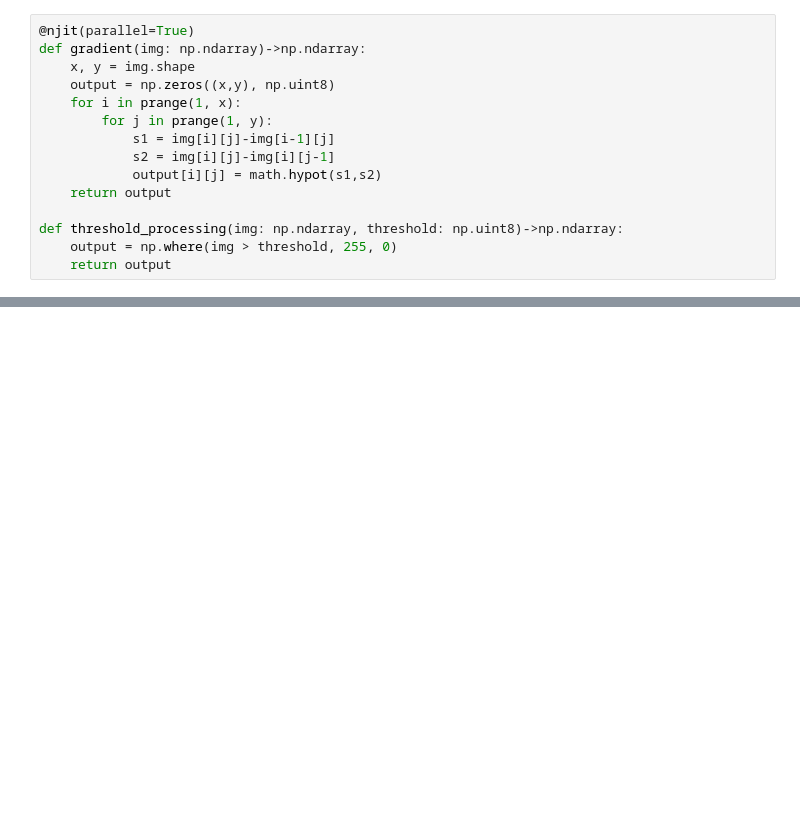
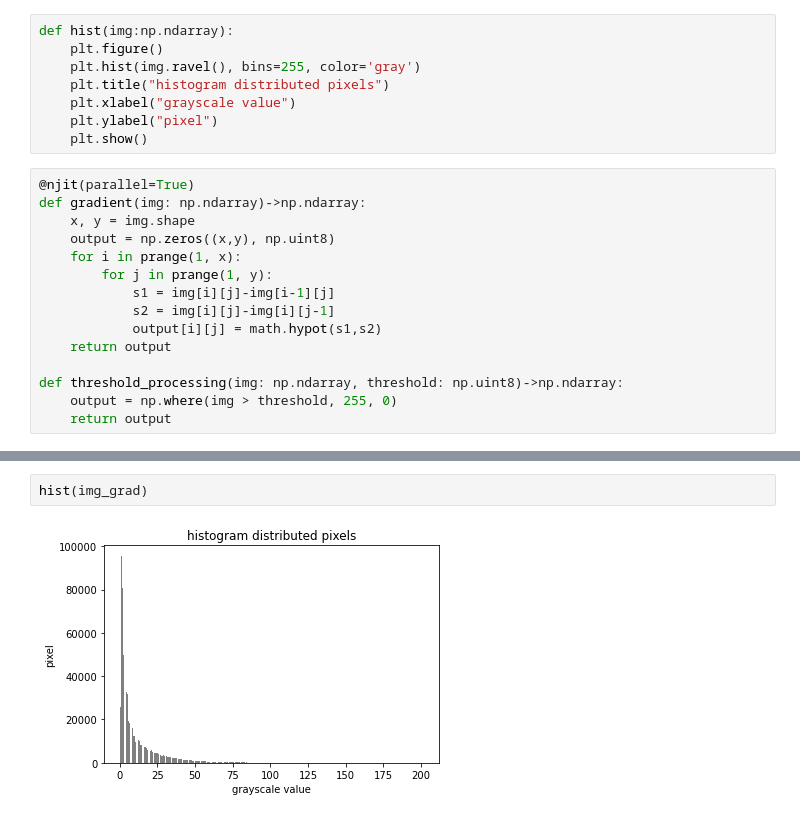
Before and after one commit to yaroslavtsepkov/image-analysis-processing, a Jupyter notebook: 04-diff-gradient-tsepkov-yaroslav.ipynb, the cells around one changed output, grey strips where cells are left out. Saved outputs shown, nothing was run; the diff lists cells and outputs as text; blank space fills up the shorter version.

```diff
--- a/04-diff-gradient-tsepkov-yaroslav.ipynb
+++ b/04-diff-gradient-tsepkov-yaroslav.ipynb
@@ -17,3 +17,11 @@ plt.imshow(img, plt.cm.gray)
+# %%
+def hist(img:np.ndarray):
+    plt.figure()
+    plt.hist(img.ravel(), bins=255, color='gray')
+    plt.title("histogram distributed pixels")
+    plt.xlabel("grayscale value")
+    plt.ylabel("pixel")
+    plt.show()
 # %%
 @njit(parallel=True)
 def gradient(img: np.ndarray)->np.ndarray:
@@ -39,0 +51,4 @@ plt.show()
+# %%
+hist(img_grad)
+# %% [output]
+[figure, added]
```
Also changed, not shown: parts of 5 cells of this notebook.
